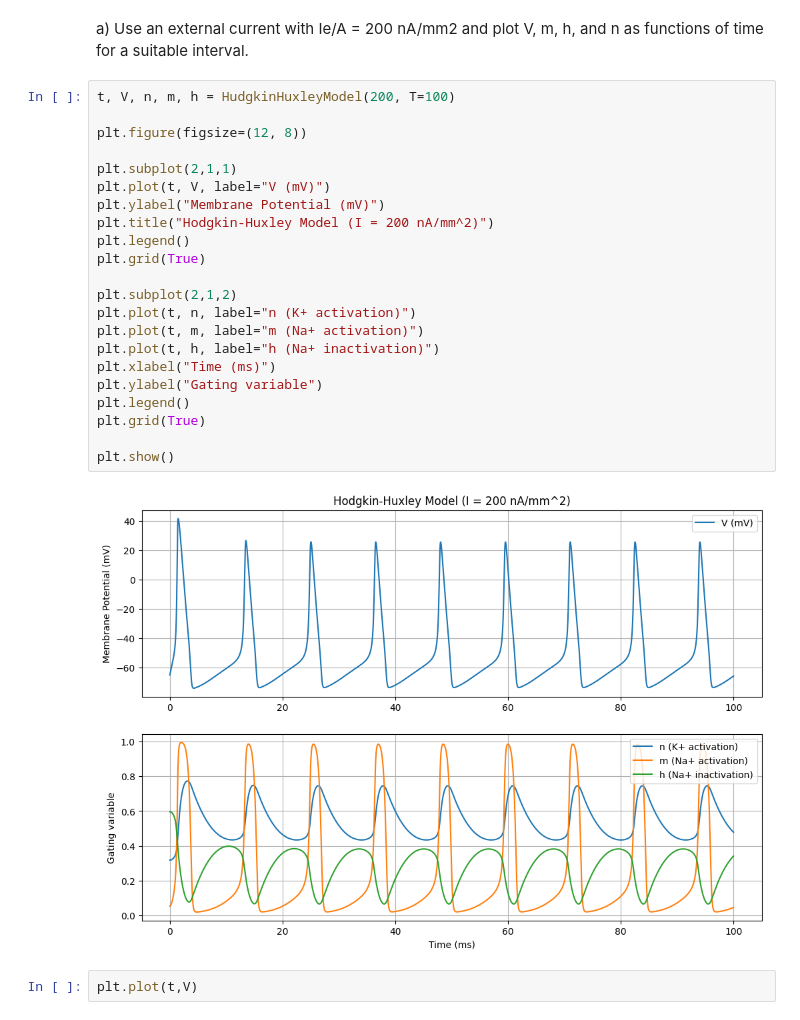
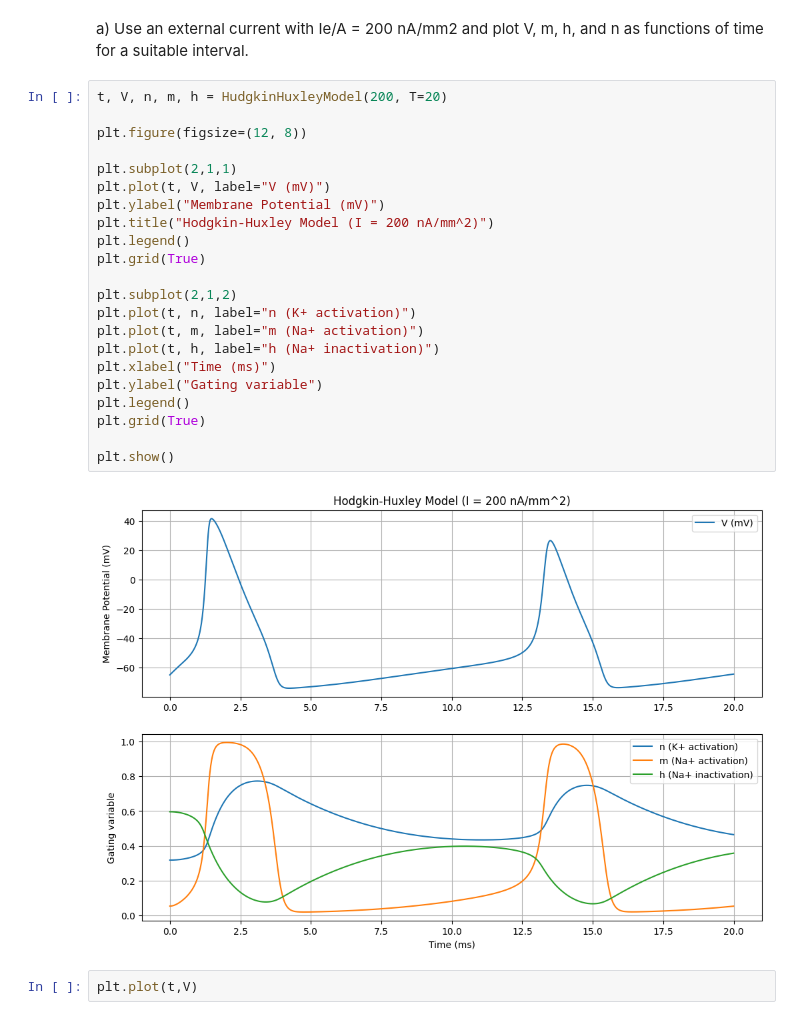
Before and after one commit to Mintherbi/Theoretical-Neuroscience, a Jupyter notebook: Hudgkin Huxley Model.ipynb, the cells around one changed output. Drawn from its saved outputs; the diff is of its cells as text.

```diff
--- a/Hudgkin Huxley Model.ipynb
+++ b/Hudgkin Huxley Model.ipynb
@@ -99,29 +99,29 @@ def X_Infty(Alpha, Beta):
 # %% [markdown]
 a) Use an external current with Ie/A = 200 nA/mm2 and plot V, m, h, and n as functions of time for a suitable interval.
 # %%
-t, V, n, m, h = HudgkinHuxleyModel(200, T=100)
+t, V, n, m, h = HudgkinHuxleyModel(200, T=20)
 
 plt.figure(figsize=(12, 8))
 
 plt.subplot(2,1,1)
 plt.plot(t, V, label="V (mV)")
 plt.ylabel("Membrane Potential (mV)")
 plt.title("Hodgkin-Huxley Model (I = 200 nA/mm^2)")
 plt.legend()
 plt.grid(True)
 
 plt.subplot(2,1,2)
 plt.plot(t, n, label="n (K+ activation)")
 plt.plot(t, m, label="m (Na+ activation)")
 plt.plot(t, h, label="h (Na+ inactivation)")
 plt.xlabel("Time (ms)")
 plt.ylabel("Gating variable")
 plt.legend()
 plt.grid(True)
 
 plt.show()
 # %% [output]
-[figure, old version]
+[figure, new version]
 # %%
 plt.plot(t,V)
 # %% [output]
```
Also changed, not shown: parts of 12 cells of this notebook.
